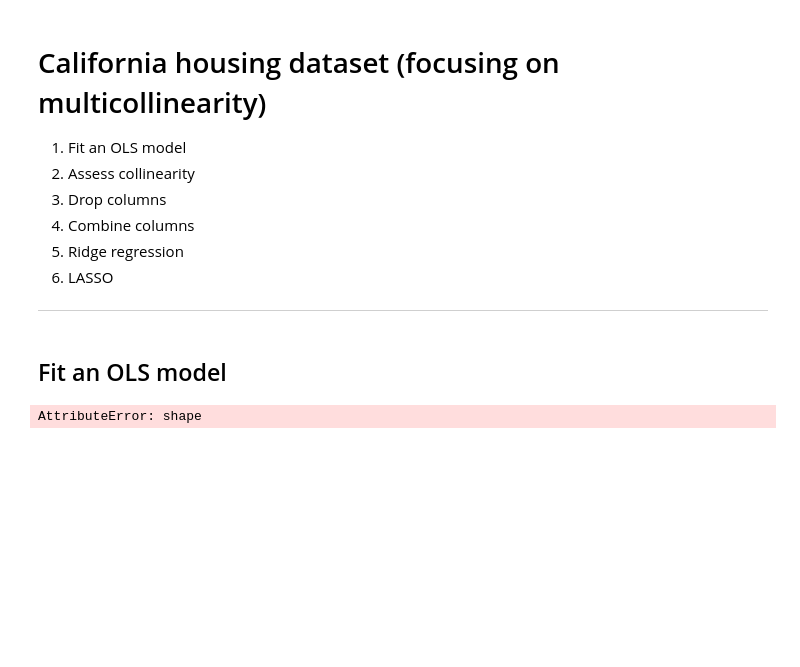
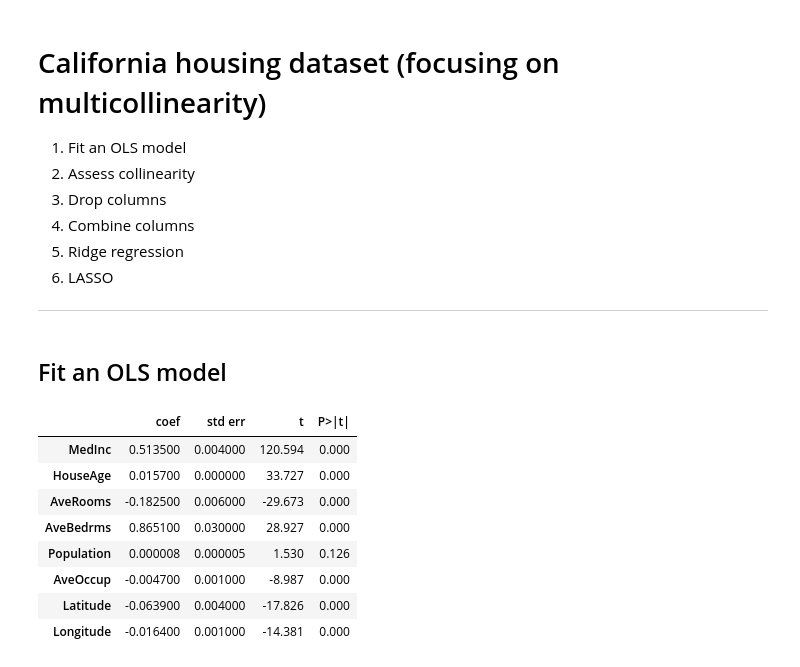
Before and after one commit to bwaalala05/summer-research-project, a Jupyter notebook: california-housing.ipynb, the cells around one changed output. Drawn from its saved outputs; the diff is of its cells as text; code cells hidden in the pictures; blank space fills up the shorter version.

```diff
--- a/california-housing.ipynb
+++ b/california-housing.ipynb
@@ -33,12 +33,16 @@ housing=fetch_california_housing()
 X=pd.DataFrame(housing.data, columns=housing.feature_names)
 y=housing.target # Median house value in $100,000s
 # %%
-design=MS(X.columns)
-design=design.fit(housing)
-X=design.transform(housing)
-
 model_OLS=sm.OLS(y,X)
 results_OLS=model_OLS.fit()
 summarize(results_OLS)
 # %% [output]
-AttributeError: shape
+|  | coef | std err | t | P>|t| |
+| MedInc | 0.513500 | 0.004000 | 120.594 | 0.000 |
+| HouseAge | 0.015700 | 0.000000 | 33.727 | 0.000 |
+| AveRooms | -0.182500 | 0.006000 | -29.673 | 0.000 |
+| AveBedrms | 0.865100 | 0.030000 | 28.927 | 0.000 |
+| Population | 0.000008 | 0.000005 | 1.530 | 0.126 |
+| AveOccup | -0.004700 | 0.001000 | -8.987 | 0.000 |
+| Latitude | -0.063900 | 0.004000 | -17.826 | 0.000 |
+| Longitude | -0.016400 | 0.001000 | -14.381 | 0.000 |
```
Also changed, not shown: parts of 1 cell of this notebook, 10 other files.
